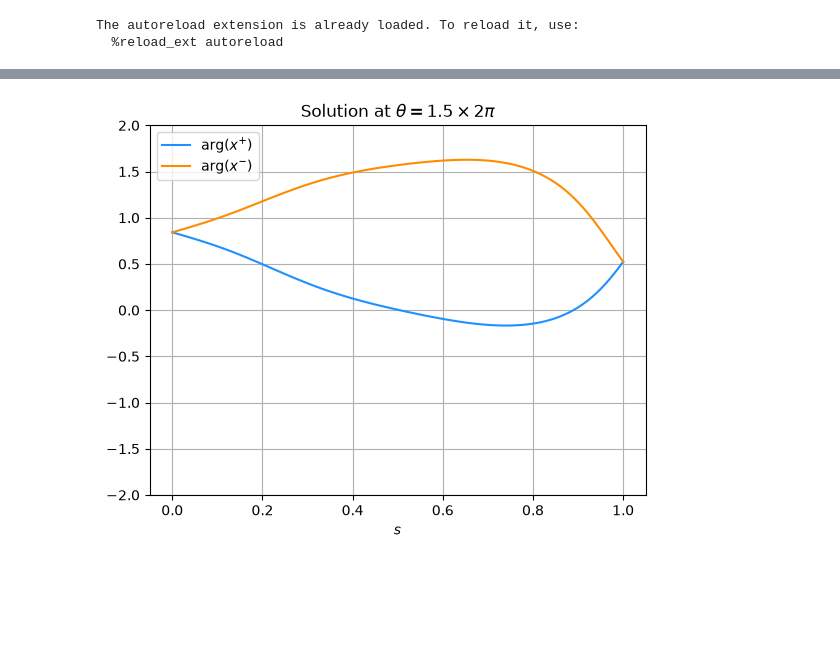
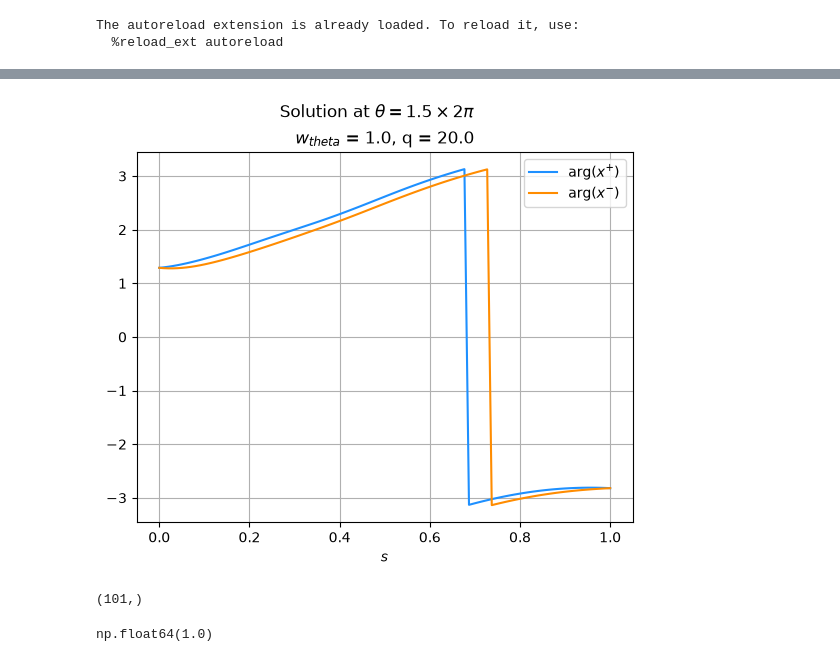
Before and after one commit to gonza94/pyABS, a Jupyter notebook: examples/eigensystem.ipynb, the cells around one changed output, grey strips where cells are left out. Drawn from its saved outputs; the diff is of its cells as text; code cells hidden in the pictures; blank space fills up the shorter version.

```diff
--- a/examples/eigensystem.ipynb
+++ b/examples/eigensystem.ipynb
@@ -20,6 +20,6 @@ from pyabs.solvers.eigensolvers import solve_eigenvalues, solve_eigensystem, sol
 # %%
-n_max=5
-basis = build_abs_basis(np, ABSBasisConfig(n_max=n_max, q=0))
+n_max=50
+basis = build_abs_basis(np, ABSBasisConfig(n_max=n_max, q=20))
 # %%
 theta_wake = ThetaWake(W0=1)
 # %%
@@ -102,23 +113,36 @@ plt.show()
 # %%
 s_range = np.linspace(0, 1, 100)
 logplusabs = []
 logminusabs = []
 for s in s_range:
     plus = solution.compute_xplus(theta=1.5*2*np.pi, s=s)
     minus= solution.compute_xminus(theta=1.5*2*np.pi, s=s)
     logplusabs.append(np.angle(plus))
     logminusabs.append(np.angle(minus))
 
 fig, ax = plt.subplots()
-ax.set_ylim(-2,2)
-plt.title(r"Solution at $\theta = 1.5\times2\pi$")
+#ax.set_ylim(-2,2)
+plt.suptitle(r"Solution at $\theta = 1.5\times2\pi$")
+plt.title(r"$w_{theta}$ = 1.0, q = 20.0")
 plt.grid()
 plt.plot(s_range, logplusabs, color='dodgerblue', label = r"arg($x^{\plus}$)")
 plt.plot(s_range, logminusabs, color='darkorange', label = r"arg($x^{\minus}$)")
 #ax.set_ylabel(r"$\nu_{k}$")
 plt.legend()
 ax.set_xlabel(r"$s$")
 plt.savefig("../../plots/latersolution_arg.png", dpi=300)
 plt.show()
 # %% [output]
-[figure, old version]
+[figure, new version]
+# %%
+an = solve_an(solution.eigenvectors, solution.eigenvalues)
+solution.n_modes
+(solution.compute_xl(0,0,0)).shape
+# %% [output]
+(101,)
+# %%
+modes, ks = solution.compute_amplification_factors()
+kmax = solution.compute_kmax()
+kmax
+# %% [output]
+np.float64(1.0)
```
Also changed, not shown: parts of 7 cells of this notebook, 6 other files.
